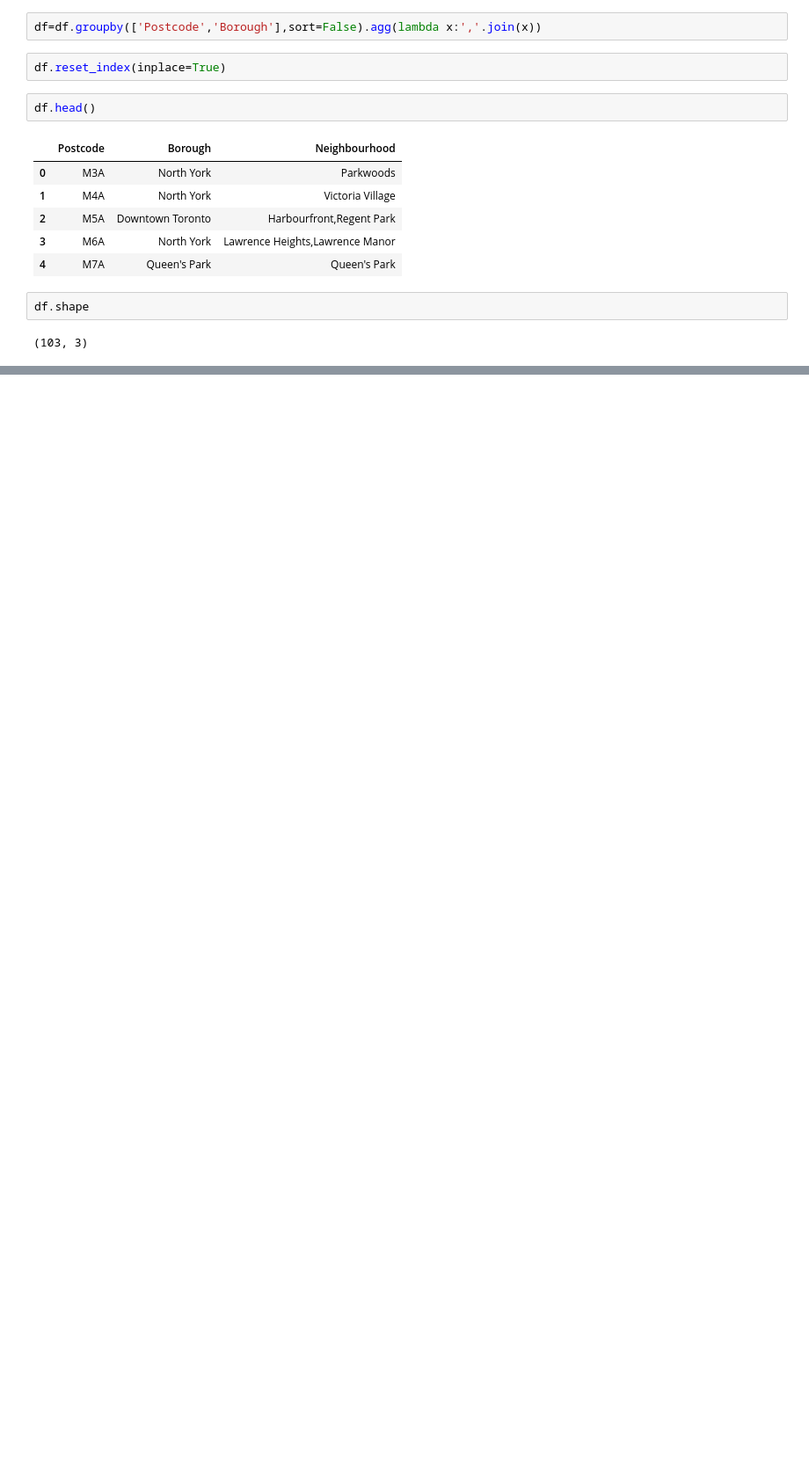
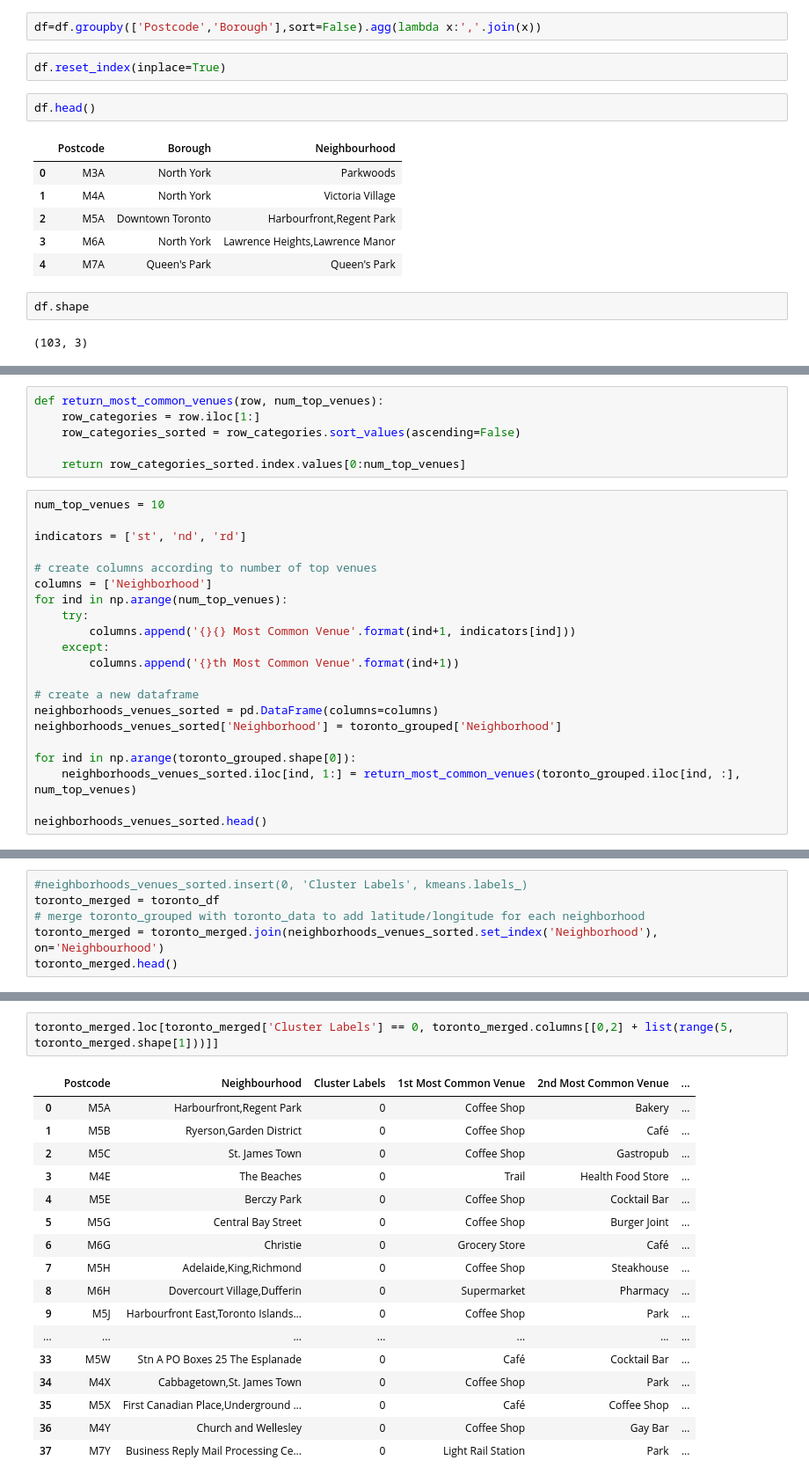
Before and after one commit to JosephpKilroy/Coursera_Capstone, a Jupyter notebook: Week 3 Capstone Applied Data Science.ipynb, the cells around one changed output, grey strips where cells are left out. Shown at 88% size. Drawn from its saved outputs; the diff is of its cells as text; blank space fills up the shorter version.

```diff
--- a/Week 3 Capstone Applied Data Science.ipynb
+++ b/Week 3 Capstone Applied Data Science.ipynb
@@ -42,0 +517,27 @@ df.shape
+# %%
+def return_most_common_venues(row, num_top_venues):
+    row_categories = row.iloc[1:]
+    row_categories_sorted = row_categories.sort_values(ascending=False)
+
+    return row_categories_sorted.index.values[0:num_top_venues]
+# %%
+num_top_venues = 10
+
+indicators = ['st', 'nd', 'rd']
+
+# create columns according to number of top venues
+columns = ['Neighborhood']
+for ind in np.arange(num_top_venues):
+    try:
+        columns.append('{}{} Most Common Venue'.format(ind+1, indicators[ind]))
+    except:
+        columns.append('{}th Most Common Venue'.format(ind+1))
+
+# create a new dataframe
+neighborhoods_venues_sorted = pd.DataFrame(columns=columns)
+neighborhoods_venues_sorted['Neighborhood'] = toronto_grouped['Neighborhood']
+
+for ind in np.arange(toronto_grouped.shape[0]):
+    neighborhoods_venues_sorted.iloc[ind, 1:] = return_most_common_venues(toronto_grouped.iloc[ind, :], num_top_venues)
+
+neighborhoods_venues_sorted.head()
@@ -42,0 +573,6 @@ df.shape
+# %%
+#neighborhoods_venues_sorted.insert(0, 'Cluster Labels', kmeans.labels_)
+toronto_merged = toronto_df
+# merge toronto_grouped with toronto_data to add latitude/longitude for each neighborhood
+toronto_merged = toronto_merged.join(neighborhoods_venues_sorted.set_index('Neighborhood'), on='Neighbourhood')
+toronto_merged.head()
@@ -42,0 +619,20 @@ df.shape
+# %%
+toronto_merged.loc[toronto_merged['Cluster Labels'] == 0, toronto_merged.columns[[0,2] + list(range(5, toronto_merged.shape[1]))]]
+# %% [output]
+|  | Postcode | Neighbourhood | Cluster Labels | 1st Most Common Venue | 2nd Most Common Venue | ... |
+| 0 | M5A | Harbourfront,Regent Park | 0 | Coffee Shop | Bakery | ... |
+| 1 | M5B | Ryerson,Garden District | 0 | Coffee Shop | Café | ... |
+| 2 | M5C | St. James Town | 0 | Coffee Shop | Gastropub | ... |
+| 3 | M4E | The Beaches | 0 | Trail | Health Food Store | ... |
+| 4 | M5E | Berczy Park | 0 | Coffee Shop | Cocktail Bar | ... |
+| 5 | M5G | Central Bay Street | 0 | Coffee Shop | Burger Joint | ... |
+| 6 | M6G | Christie | 0 | Grocery Store | Café | ... |
+| 7 | M5H | Adelaide,King,Richmond | 0 | Coffee Shop | Steakhouse | ... |
+| 8 | M6H | Dovercourt Village,Dufferin | 0 | Supermarket | Pharmacy | ... |
+| 9 | M5J | Harbourfront East,Toronto Islands... | 0 | Coffee Shop | Park | ... |
+| ... | ... | ... | ... | ... | ... | ... |
+| 33 | M5W | Stn A PO Boxes 25 The Esplanade | 0 | Café | Cocktail Bar | ... |
+| 34 | M4X | Cabbagetown,St. James Town | 0 | Coffee Shop | Park | ... |
+| 35 | M5X | First Canadian Place,Underground ... | 0 | Café | Coffee Shop | ... |
+| 36 | M4Y | Church and Wellesley | 0 | Coffee Shop | Gay Bar | ... |
+| 37 | M7Y | Business Reply Mail Processing Ce... | 0 | Light Rail Station | Park | ... |
```
Also changed, not shown: parts of 70 cells of this notebook.
